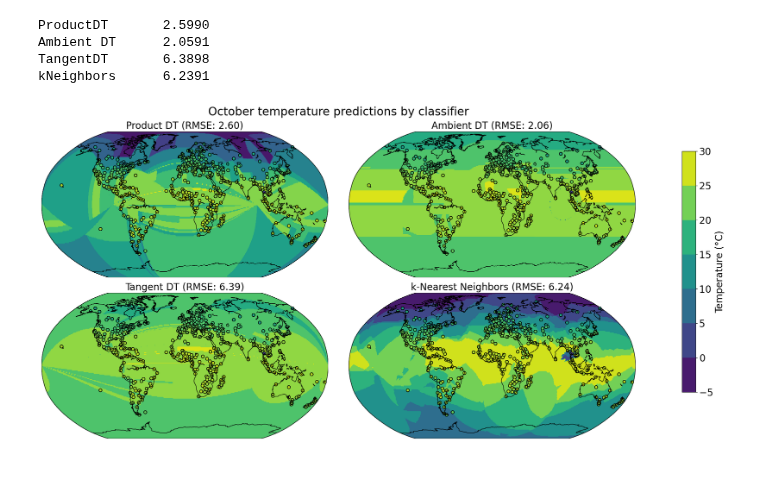
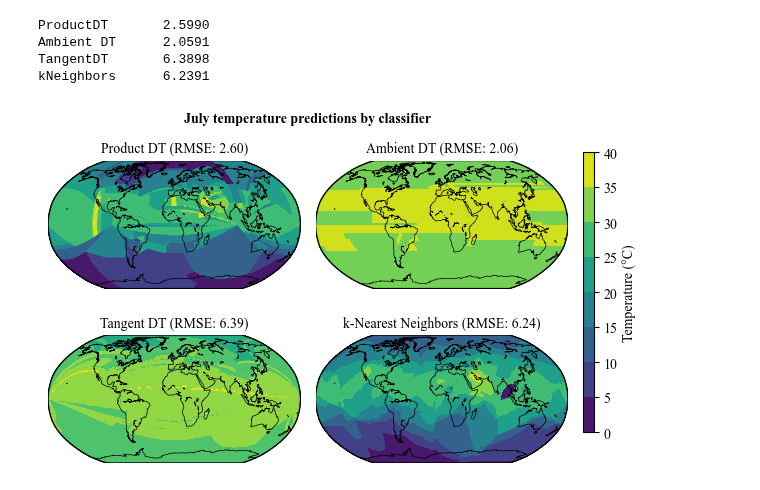
Before and after one commit to qc2321/embedders, a Jupyter notebook: notebooks/25_pc_benchmark_globe.ipynb, the cells around one changed output. Drawn from its saved outputs; the diff is of its cells as text; code cells hidden in the pictures.

```diff
--- a/notebooks/25_pc_benchmark_globe.ipynb
+++ b/notebooks/25_pc_benchmark_globe.ipynb
@@ -164,8 +161,8 @@ _X = long_lat_to_xyz(_X)
 # Need to add 2 dimensions for month
 # jan_embedding = embedders.dataloaders._month_to_unit_circle_point("Jan")
 # jan_embedding = embedders.dataloaders._month_to_unit_circle_point("Apr")
-# jan_embedding = embedders.dataloaders._month_to_unit_circle_point("Jul")
-jan_embedding = embedders.dataloaders._month_to_unit_circle_point("Oct")
+jan_embedding = embedders.dataloaders._month_to_unit_circle_point("Jul")
+# jan_embedding = embedders.dataloaders._month_to_unit_circle_point("Oct")
 _X = torch.cat([_X, torch.tensor(jan_embedding).expand(_X.shape[0], -1)], dim=1)
 
 # Transform data to long-lat coords
@@ -188,11 +185,16 @@ pdt_pred = np.concatenate(pdt_pred)
 import matplotlib.pyplot as plt
 from mpl_toolkits.basemap import Basemap
 
+# Set font to LaTeX times font
+plt.rcParams["font.family"] = "serif"
+plt.rcParams["font.serif"] = ["Times New Roman"] + plt.rcParams["font.serif"]
+
 # LEVELS = 2 ** (MAX_DEPTH) # One for each discrete prediction
 LEVELS = None
+FONTSIZE = 10
 
 # Plot surface in long, lat basis
-fig, axs = plt.subplots(2, 2, figsize=(20, 10))
+fig, axs = plt.subplots(2, 2, figsize=(5.5, 4))
 
 # Map
 m = Basemap(projection="robin", lon_0=0, resolution="c")
@@ -204,45 +206,45 @@ x_map, y_map = m(torch.rad2deg(city_coords[:, 0]).numpy(), torch.rad2deg(city_co
 
 # Plot contours
 
 axs[0, 0].contourf(_x_map, _y_map, pdt_pred.reshape(SHAPE), levels=LEVELS)
-axs[0, 0].set_title(f"Product DT (RMSE: {pdt_score:.2f})", fontsize=20)
+axs[0, 0].set_title(f"Product DT (RMSE: {pdt_score:.2f})", fontsize=FONTSIZE)
 axs[0, 1].contourf(_x_map, _y_map, dt.predict(_X).reshape(SHAPE), levels=LEVELS)
-axs[0, 1].set_title(f"Ambient DT (RMSE: {dt_score:.2f})", fontsize=20)
+axs[0, 1].set_title(f"Ambient DT (RMSE: {dt_score:.2f})", fontsize=FONTSIZE)
 axs[1, 0].contourf(_x_map, _y_map, tdt.predict(pm.logmap(_X).detach().numpy()).reshape(SHAPE), levels=LEVELS)
-axs[1, 0].set_title(f"Tangent DT (RMSE: {tdt_score:.2f})", fontsize=20)
+axs[1, 0].set_title(f"Tangent DT (RMSE: {tdt_score:.2f})", fontsize=FONTSIZE)
 axs[1, 1].contourf(_x_map, _y_map, knn.predict(_X).reshape(SHAPE), levels=LEVELS)
-axs[1, 1].set_title(f"k-Nearest Neighbors (RMSE: {knn_score:.2f})", fontsize=20)
+axs[1, 1].set_title(f"k-Nearest Neighbors (RMSE: {knn_score:.2f})", fontsize=FONTSIZE)
 
 for ax in axs.flatten():
     # Ticks off
     ax.set_xticks([])
     ax.set_yticks([])
     ax.set_aspect("equal")
-    m.drawcoastlines(ax=ax)
-    ax.scatter(x_map, y_map, c=y, cmap="viridis", edgecolors="black", s=36)
+    m.drawcoastlines(ax=ax, linewidth=.5)
+    # ax.scatter(x_map, y_map, c=y, cmap="viridis", edgecolors="black", s=9)
 
     # Rasterize contour plots
     for coll in ax.collections:
         coll.set_rasterized(True)
 
 # Colorbar
 fig.subplots_adjust(right=1.1)
 cbar_ax = fig.add_axes([1.0, 0.15, 0.02, 0.7])
 # Colorbar with font size 20
 fig.colorbar(axs[1, 1].collections[0], cax=cbar_ax, orientation="vertical", label="Temperature (°C)")
-cbar_ax.tick_params(labelsize=20)
+cbar_ax.tick_params(labelsize=FONTSIZE)
 # Also the label should be larger
-cbar_ax.yaxis.label.set_size(20)
+cbar_ax.yaxis.label.set_size(FONTSIZE)
 
-# plt.suptitle("January temperature predictions by classifier", fontsize=24)
-# plt.suptitle("April temperature predictions by classifier", fontsize=24)
-# plt.suptitle("July temperature predictions by classifier", fontsize=24)
-plt.suptitle("October temperature predictions by classifier", fontsize=24)
+# plt.suptitle("January temperature predictions by classifier", fontsize=FONTSIZE, weight="bold", position=(0.5, 0.95))
+# plt.suptitle("April temperature predictions by classifier", fontsize=FONTSIZE, weight="bold", position=(0.5, 0.95))
+plt.suptitle("July temperature predictions by classifier", fontsize=FONTSIZE, weight="bold", position=(0.5, 0.95))
+# plt.suptitle("October temperature predictions by classifier", fontsize=FONTSIZE, weight="bold", position=(0.5, 0.95))
 plt.tight_layout()
 # plt.show()
 # plt.savefig("../figures/temp_jan.pdf", bbox_inches="tight")
 # plt.savefig("../figures/temp_apr.pdf", bbox_inches="tight")
-# plt.savefig("../figures/temp_jul.pdf", bbox_inches="tight")
-plt.savefig("../figures/temp_oct.pdf", bbox_inches="tight")
+plt.savefig("../figures/temp_jul.pdf", bbox_inches="tight")
+# plt.savefig("../figures/temp_oct.pdf", bbox_inches="tight")
 # %% [output]
-[figure, old version]
+[figure, new version]
```
Also changed, not shown: parts of 1 cell of this notebook, 29 other files.
